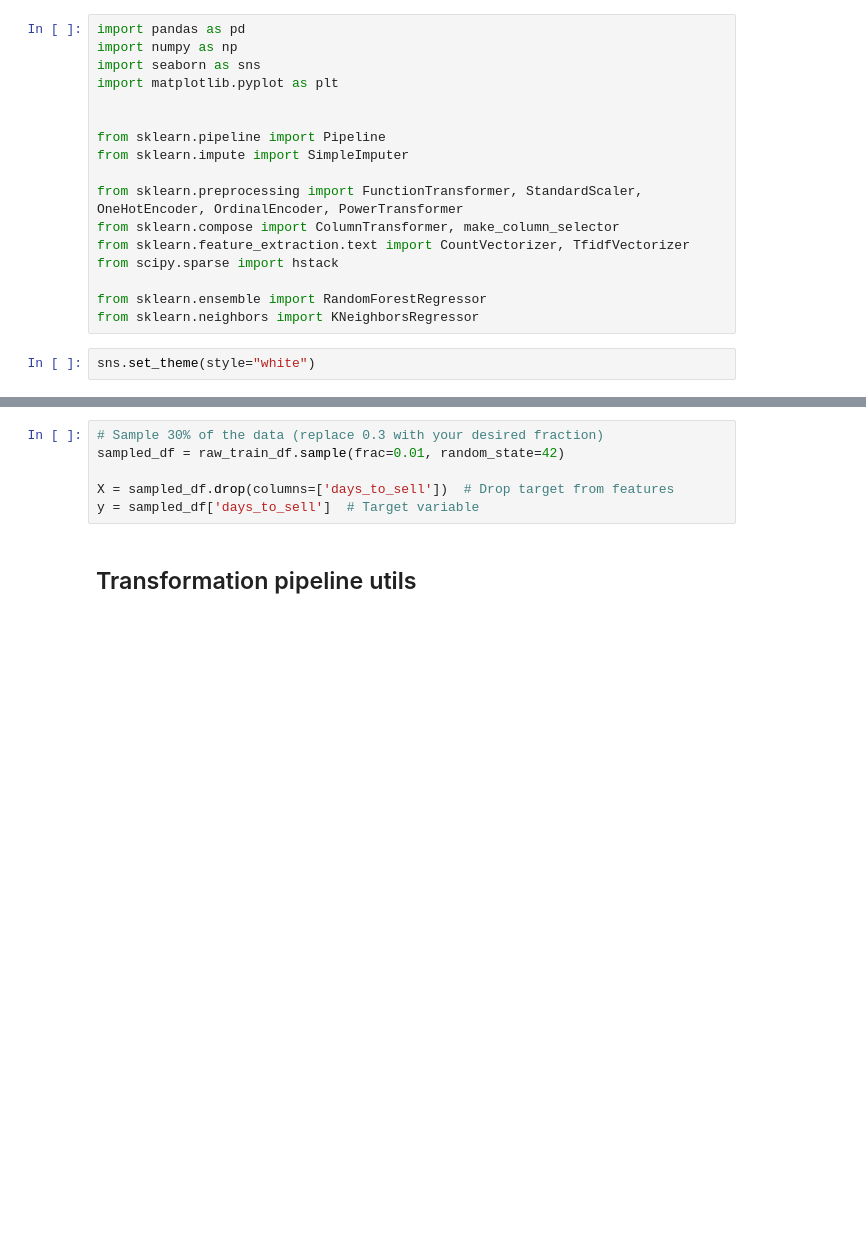
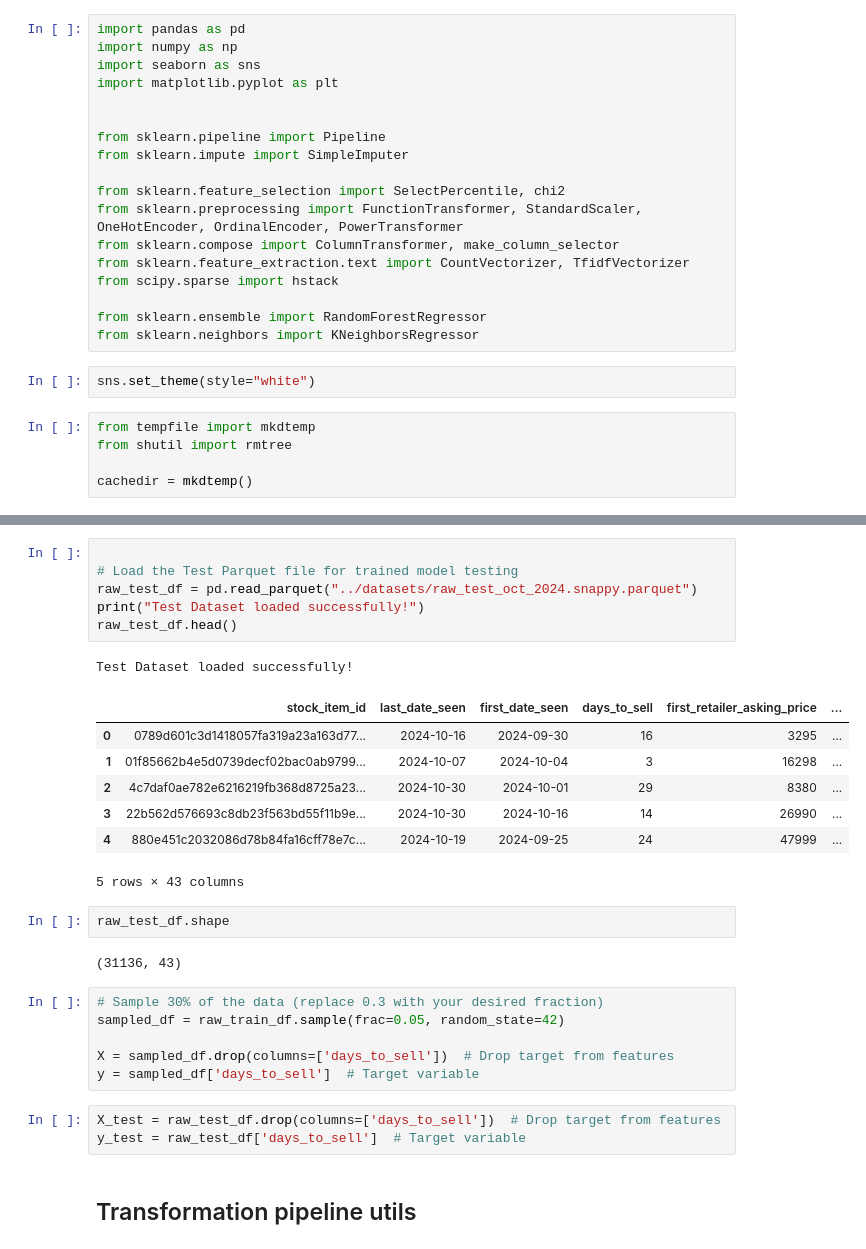
Before and after one commit to thanktua-spp/MMU_Hack_Data, a Jupyter notebook: notebooks/MMU_Hack_model training.ipynb, the cells around one changed output, grey strips where cells are left out. Drawn from its saved outputs; the diff is of its cells as text; blank space fills up the shorter version.

Commit message:
Additional EDA, training pipeline development

```diff
--- a/notebooks/MMU_Hack_model training.ipynb
+++ b/notebooks/MMU_Hack_model training.ipynb
@@ -8,6 +8,7 @@ import matplotlib.pyplot as plt
 from sklearn.pipeline import Pipeline
 from sklearn.impute import SimpleImputer
 
+from sklearn.feature_selection import SelectPercentile, chi2
 from sklearn.preprocessing import FunctionTransformer, StandardScaler, OneHotEncoder, OrdinalEncoder, PowerTransformer
 from sklearn.compose import ColumnTransformer, make_column_selector
 from sklearn.feature_extraction.text import CountVectorizer, TfidfVectorizer
@@ -17,6 +18,11 @@ from sklearn.ensemble import RandomForestRegressor
 from sklearn.neighbors import KNeighborsRegressor
 # %%
 sns.set_theme(style="white")
+# %%
+from tempfile import mkdtemp
+from shutil import rmtree
+
+cachedir = mkdtemp()
 # %%
 
 # Load the Train Parquet file for EDA
@@ -43,12 +49,34 @@ Dataset loaded successfully!
 | 17 | a0c1244cbce91a94eb39a59f803dd4dba... | 2024-10-22 | 2024-09-18 | 34 | 28950 | ... |
 | 18 | 21c5ddaf48e930663650d7d2ccb0e82e2... | 2024-10-21 | 2024-10-05 | 16 | 14045 | ... |
 | 19 | cad9d2f74f7060017303693bc652fc4ec... | 2024-10-24 | 2024-09-25 | 29 | 20613 | ... |
+# %%
+
+# Load the Test Parquet file for trained model testing
+raw_test_df = pd.read_parquet("../datasets/raw_test_oct_2024.snappy.parquet")
+print("Test Dataset loaded successfully!")
+raw_test_df.head()
+# %% [output]
+Test Dataset loaded successfully!
+|  | stock_item_id | last_date_seen | first_date_seen | days_to_sell | first_retailer_asking_price | ... |
+| 0 | 0789d601c3d1418057fa319a23a163d77... | 2024-10-16 | 2024-09-30 | 16 | 3295 | ... |
+| 1 | 01f85662b4e5d0739decf02bac0ab9799... | 2024-10-07 | 2024-10-04 | 3 | 16298 | ... |
+| 2 | 4c7daf0ae782e6216219fb368d8725a23... | 2024-10-30 | 2024-10-01 | 29 | 8380 | ... |
+| 3 | 22b562d576693c8db23f563bd55f11b9e... | 2024-10-30 | 2024-10-16 | 14 | 26990 | ... |
+| 4 | 880e451c2032086d78b84fa16cff78e7c... | 2024-10-19 | 2024-09-25 | 24 | 47999 | ... |
+5 rows × 43 columns
+# %%
+raw_test_df.shape
+# %% [output]
+(31136, 43)
 # %%
 # Sample 30% of the data (replace 0.3 with your desired fraction)
-sampled_df = raw_train_df.sample(frac=0.01, random_state=42)
+sampled_df = raw_train_df.sample(frac=0.05, random_state=42)
 
 X = sampled_df.drop(columns=['days_to_sell'])  # Drop target from features
 y = sampled_df['days_to_sell']  # Target variable
+# %%
+X_test = raw_test_df.drop(columns=['days_to_sell'])  # Drop target from features
+y_test = raw_test_df['days_to_sell']  # Target variable
 # %% [markdown]
 ## Transformation pipeline utils
 # %%
```
Also changed, not shown: parts of 16 cells of this notebook, 1 other file.
